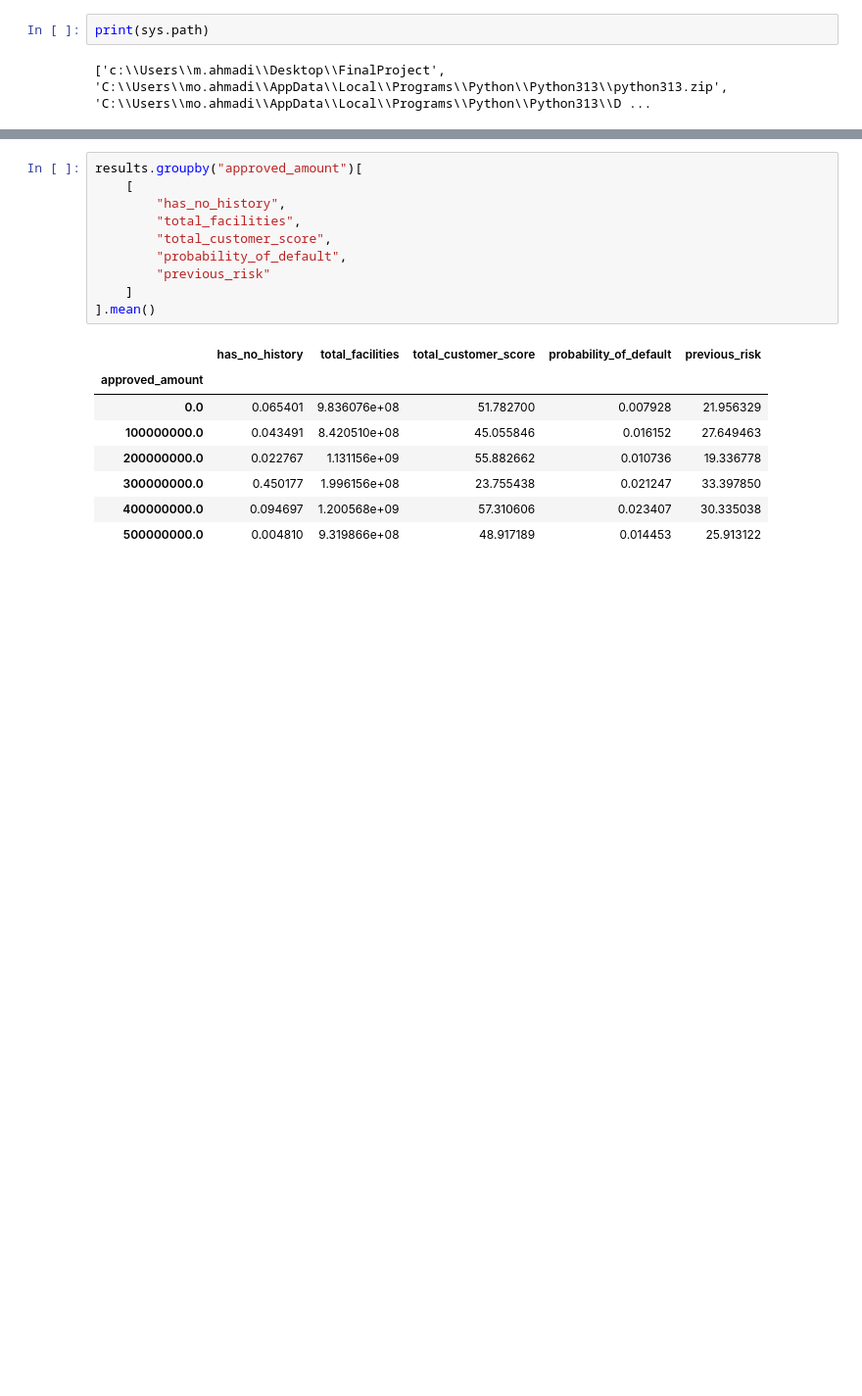
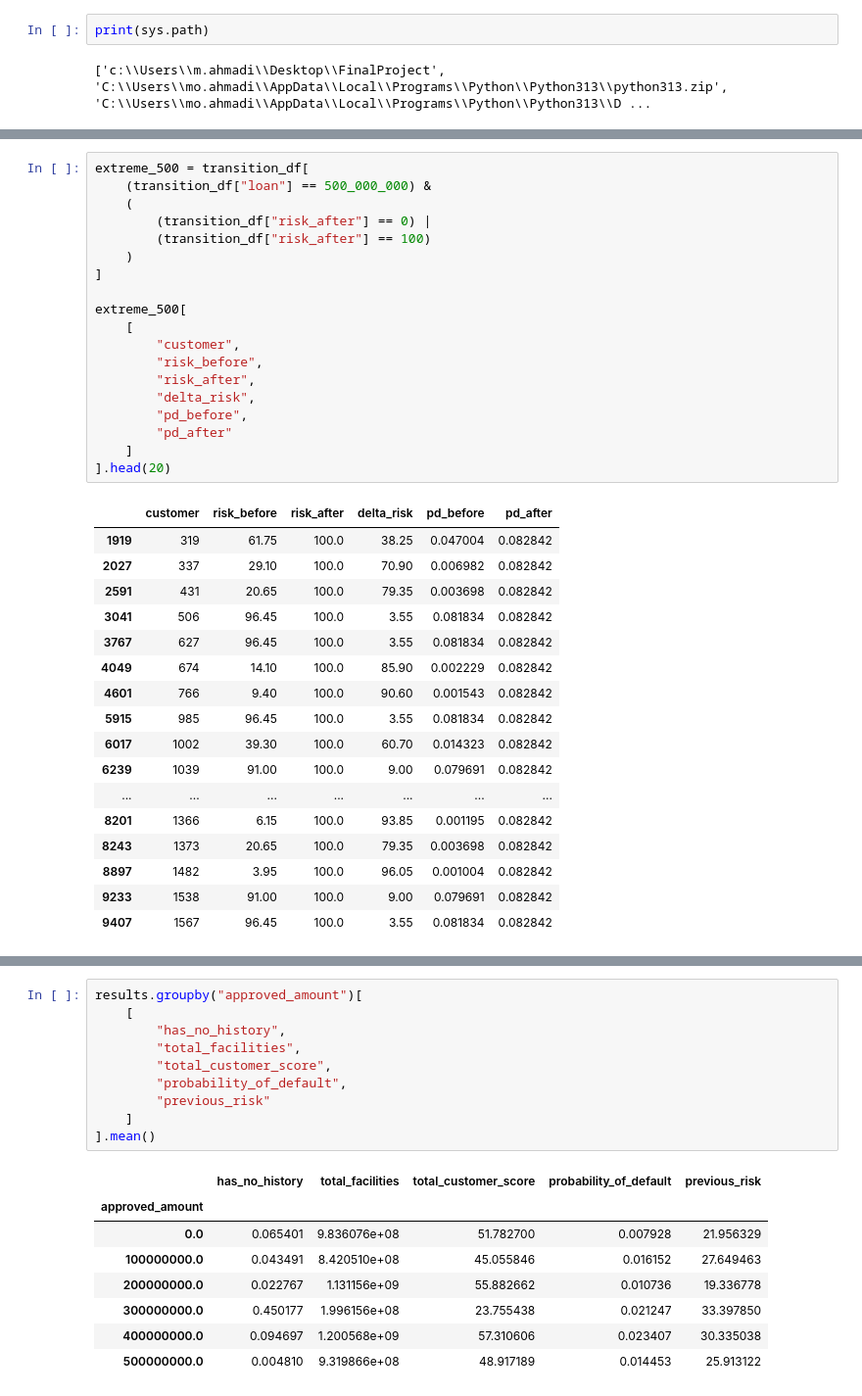
Before and after one commit to maminahmadi193-dev/DRL-Based-Smart-Credit-Allocation-Policy-Application, a Jupyter notebook: notebooks/analysis.ipynb, the cells around one changed output, grey strips where cells are left out. Shown at 98% size. Drawn from its saved outputs; the diff is of its cells as text; blank space fills up the shorter version.

```diff
--- a/notebooks/analysis.ipynb
+++ b/notebooks/analysis.ipynb
@@ -152,0 +189,37 @@ Name: approved_amount, dtype: float32
+# %%
+extreme_500 = transition_df[
+    (transition_df["loan"] == 500_000_000) &
+    (
+        (transition_df["risk_after"] == 0) |
+        (transition_df["risk_after"] == 100)
+    )
+]
+
+extreme_500[
+    [
+        "customer",
+        "risk_before",
+        "risk_after",
+        "delta_risk",
+        "pd_before",
+        "pd_after"
+    ]
+].head(20)
+# %% [output]
+|  | customer | risk_before | risk_after | delta_risk | pd_before | pd_after |
+| 1919 | 319 | 61.75 | 100.0 | 38.25 | 0.047004 | 0.082842 |
+| 2027 | 337 | 29.10 | 100.0 | 70.90 | 0.006982 | 0.082842 |
+| 2591 | 431 | 20.65 | 100.0 | 79.35 | 0.003698 | 0.082842 |
+| 3041 | 506 | 96.45 | 100.0 | 3.55 | 0.081834 | 0.082842 |
+| 3767 | 627 | 96.45 | 100.0 | 3.55 | 0.081834 | 0.082842 |
+| 4049 | 674 | 14.10 | 100.0 | 85.90 | 0.002229 | 0.082842 |
+| 4601 | 766 | 9.40 | 100.0 | 90.60 | 0.001543 | 0.082842 |
+| 5915 | 985 | 96.45 | 100.0 | 3.55 | 0.081834 | 0.082842 |
+| 6017 | 1002 | 39.30 | 100.0 | 60.70 | 0.014323 | 0.082842 |
+| 6239 | 1039 | 91.00 | 100.0 | 9.00 | 0.079691 | 0.082842 |
+| ... | ... | ... | ... | ... | ... | ... |
+| 8201 | 1366 | 6.15 | 100.0 | 93.85 | 0.001195 | 0.082842 |
+| 8243 | 1373 | 20.65 | 100.0 | 79.35 | 0.003698 | 0.082842 |
+| 8897 | 1482 | 3.95 | 100.0 | 96.05 | 0.001004 | 0.082842 |
+| 9233 | 1538 | 91.00 | 100.0 | 9.00 | 0.079691 | 0.082842 |
+| 9407 | 1567 | 96.45 | 100.0 | 3.55 | 0.081834 | 0.082842 |
```
Also changed, not shown: parts of 20 cells of this notebook.
